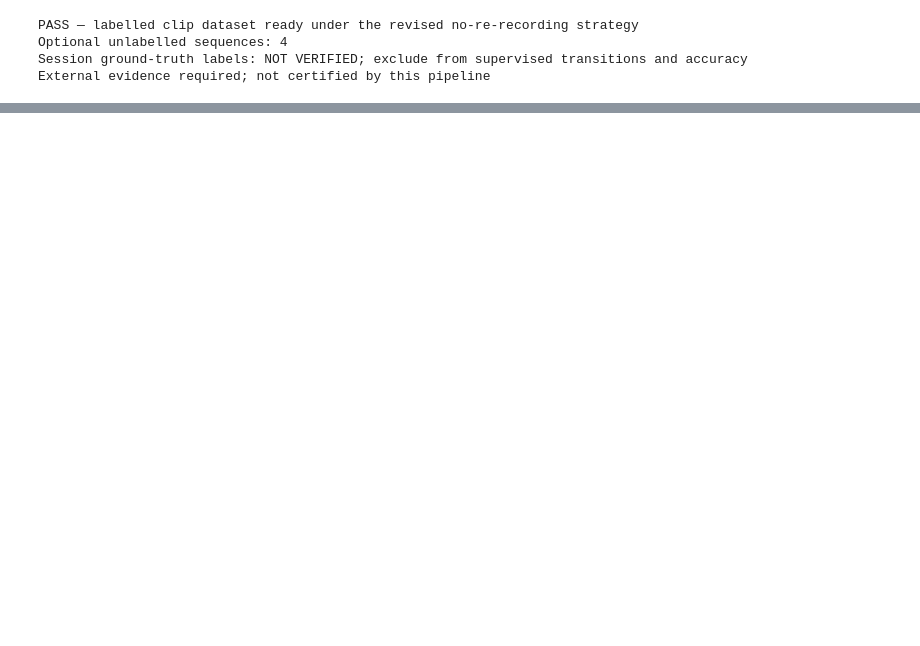
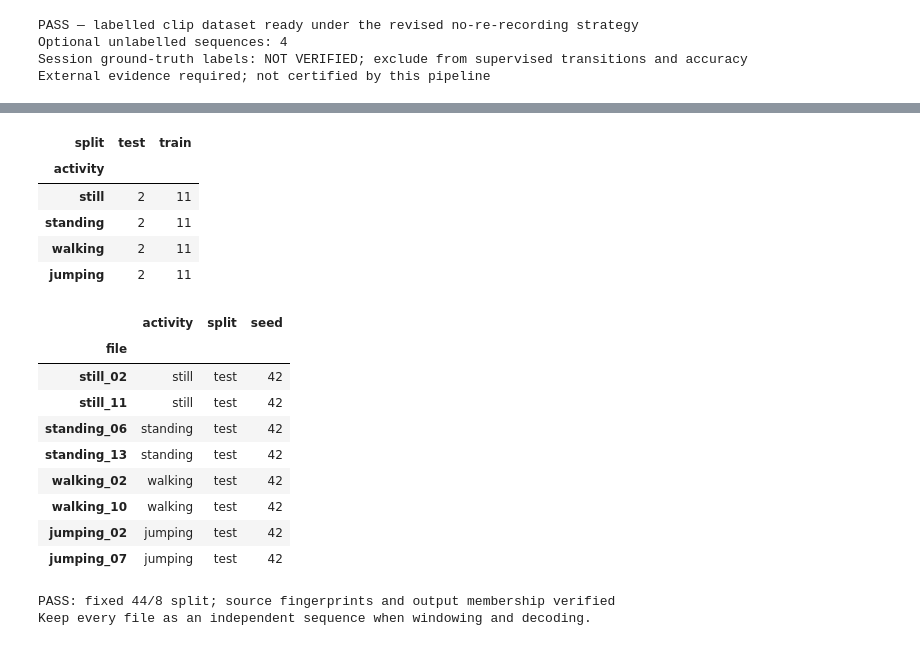
Before and after one commit to Hassan-Adelani-Luqman/hmm-elderly-activity-monitoring, a Jupyter notebook: notebooks/hmm_activity_recognition.ipynb, the cells around one changed output, grey strips where cells are left out. Drawn from its saved outputs; the diff is of its cells as text; code cells hidden in the pictures; blank space fills up the shorter version.

```diff
--- a/notebooks/hmm_activity_recognition.ipynb
+++ b/notebooks/hmm_activity_recognition.ipynb
@@ -492,0 +529,33 @@ External evidence required; not certified by this pipeline
+# %%
+manifest = result["split_manifest"]
+split_counts = manifest.groupby(["activity", "split"]).size().unstack().reindex(ACTIVITIES)
+assert (split_counts["train"] == 11).all()
+assert (split_counts["test"] == 2).all()
+display(split_counts)
+display(manifest.loc[manifest.split == "test", ["activity", "split", "seed"]])
+# File-level validation only: no learned statistics or predictions on test data.
+training_sequences = load_labelled_sequences(ROOT, "train")
+test_sequences = load_labelled_sequences(ROOT, "test")
+assert len(training_sequences) == 44 and len(test_sequences) == 8
+assert not ({name for name, _ in training_sequences} & {name for name, _ in test_sequences})
+print("PASS: fixed 44/8 split; source fingerprints and output membership verified")
+print("Keep every file as an independent sequence when windowing and decoding.")
+# %% [output]
+| split | test | train |
+| activity |  |  |
+| still | 2 | 11 |
+| standing | 2 | 11 |
+| walking | 2 | 11 |
+| jumping | 2 | 11 |
+|  | activity | split | seed |
+| file |  |  |  |
+| still_02 | still | test | 42 |
+| still_11 | still | test | 42 |
+| standing_06 | standing | test | 42 |
+| standing_13 | standing | test | 42 |
+| walking_02 | walking | test | 42 |
+| walking_10 | walking | test | 42 |
+| jumping_02 | jumping | test | 42 |
+| jumping_07 | jumping | test | 42 |
+PASS: fixed 44/8 split; source fingerprints and output membership verified
+Keep every file as an independent sequence when windowing and decoding.
```
Also changed, not shown: parts of 11 cells of this notebook, 21 other files.
